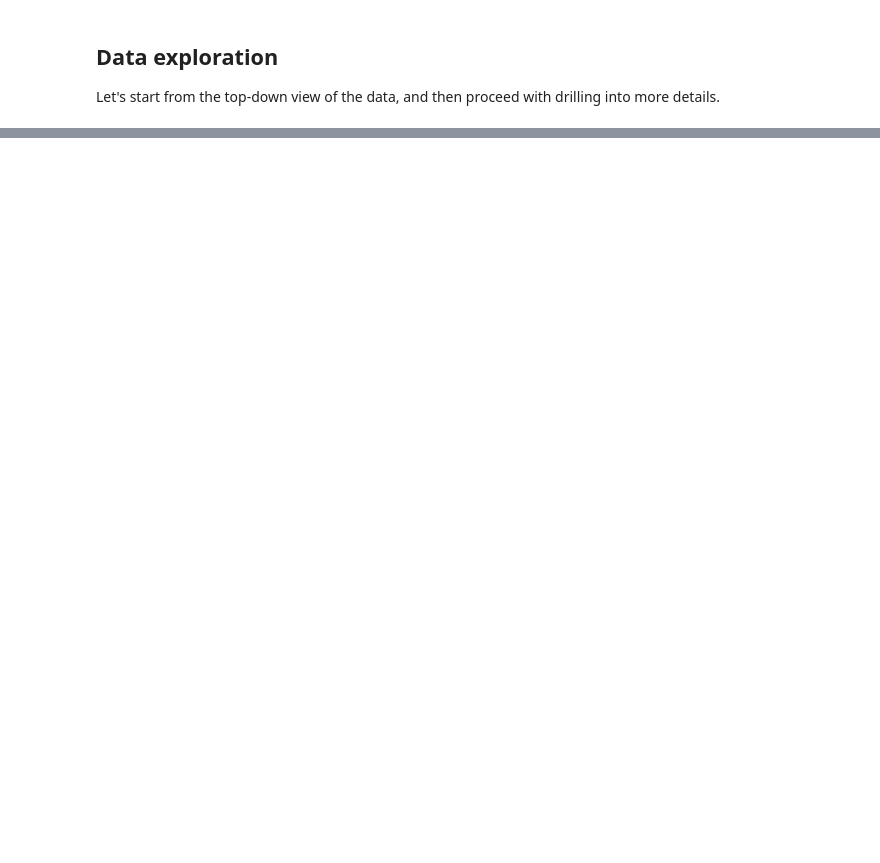
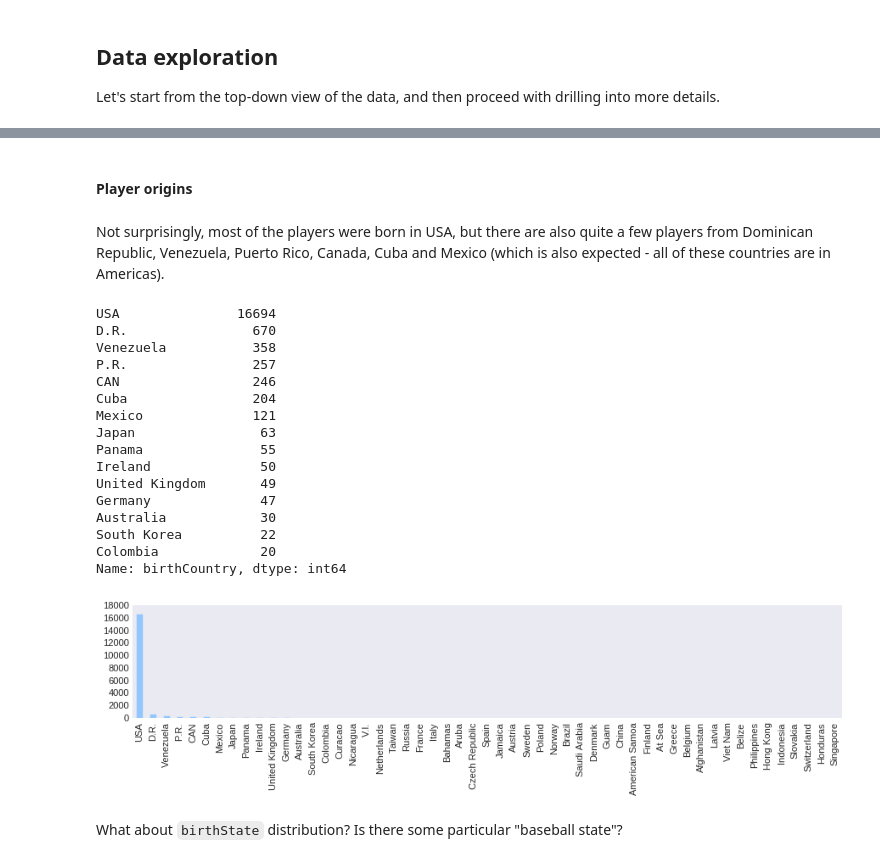
Before and after one commit to rshest/data-analyst-projects, a Jupyter notebook: p2.investigate-a-dataset/p2.investigate-a-dataset.ipynb, the cells around one changed output, grey strips where cells are left out. Drawn from its saved outputs; the diff is of its cells as text; code cells hidden in the pictures; blank space fills up the shorter version.

```diff
--- a/p2.investigate-a-dataset/p2.investigate-a-dataset.ipynb
+++ b/p2.investigate-a-dataset/p2.investigate-a-dataset.ipynb
@@ -34,6 +38,6 @@ We've got an archive with a set of CSV files and a couple of text files (readme*
 # %%
 dir_root = "data/2016/"
-files = [f for f in os.listdir(dir_root) if f.endswith('.csv')]
-
-print "Tables: %s"%(", ".join(map(lambda s: s.split(".")[0], files)))
+files = sorted([f for f in os.listdir(dir_root)
+                if f.endswith('.csv')])
+files
 # %% [output]
@@ -113,0 +196,31 @@ for name, t in tables.iteritems():
+# %%
+MASTER = tables['Master']
+# %% [markdown]
+#### Player origins
+# %% [markdown]
+Not surprisingly, most of the players were born in USA, but there are also quite a few players from Dominican Republic, Venezuela, Puerto Rico, Canada, Cuba and Mexico (which is also expected - all of these countries are in Americas).
+# %%
+mpl.style.use('seaborn-pastel')
+country_counts = MASTER['birthCountry'].value_counts()
+country_counts.plot(kind='bar', figsize=(12, 2))
+country_counts.head(15)
+# %% [output]
+USA               16694
+D.R.                670
+Venezuela           358
+P.R.                257
+CAN                 246
+Cuba                204
+Mexico              121
+Japan                63
+Panama               55
+Ireland              50
+United Kingdom       49
+Germany              47
+Australia            30
+South Korea          22
+Colombia             20
+Name: birthCountry, dtype: int64
+[figure, added]
+# %% [markdown]
+What about `birthState` distribution? Is there some particular "baseball state"?
```
Also changed, not shown: parts of 19 cells of this notebook, 2 other files.
